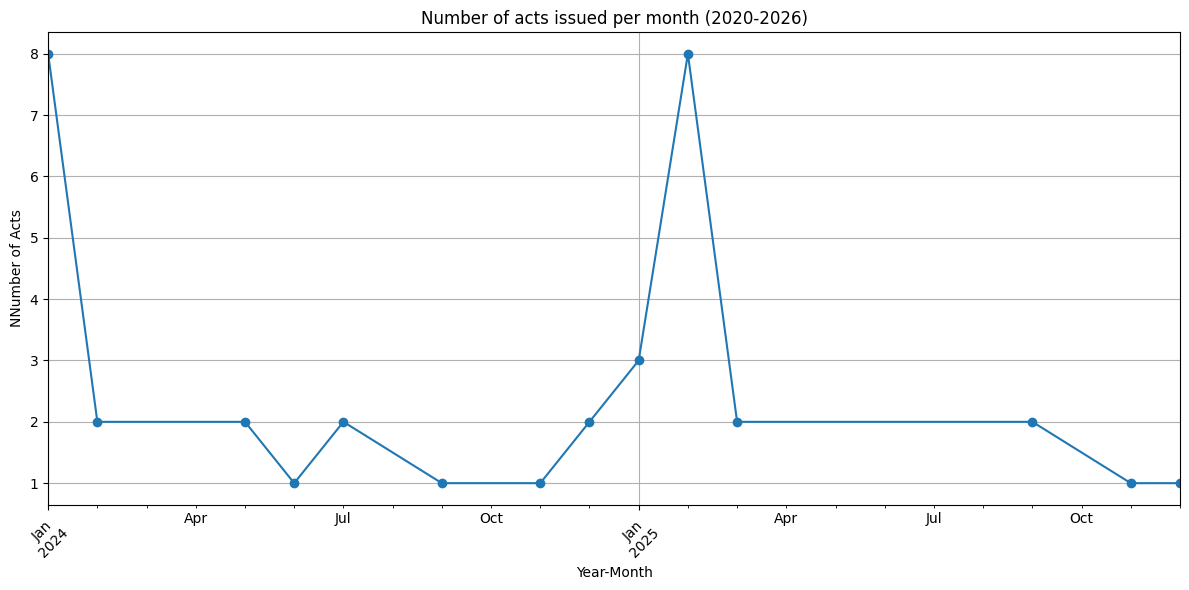
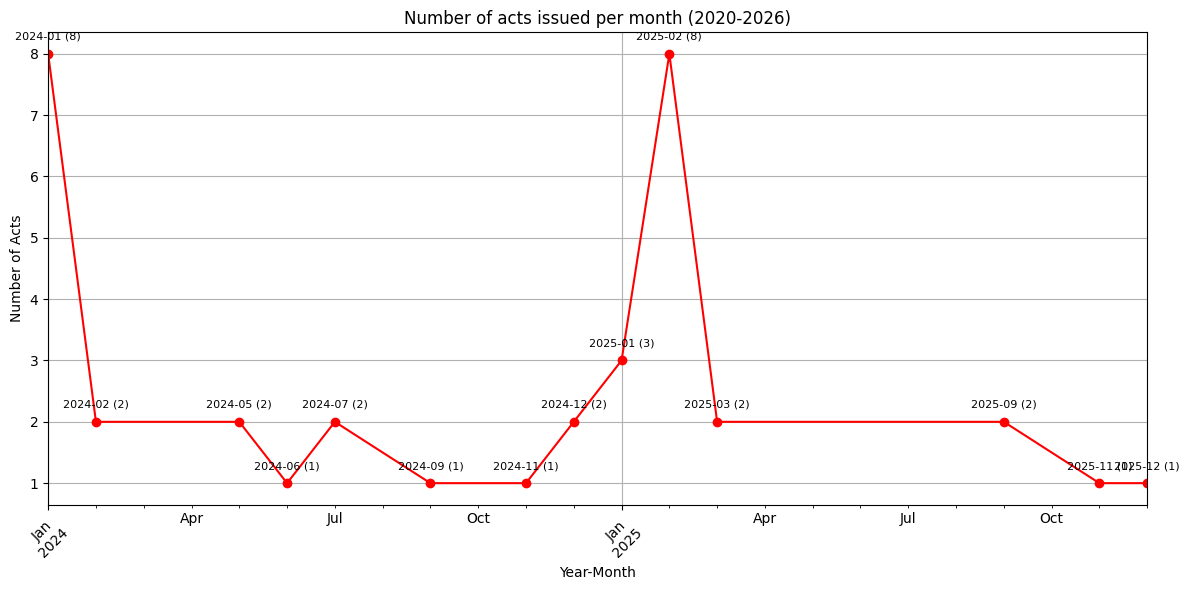
Code edit (unified diff) that turned the first committed figure into the second:
--- before
+++ after
@@ -6,8 +6,12 @@
 acts_by_month = acts_df.groupby('year_month').size()
 plt.figure(figsize=(12, 6))
-acts_by_month.plot(kind='line', marker='o')
+ax = acts_by_month.plot(kind='line', marker='o', color='red')
+
+for x, y in acts_by_month.items():
+    ax.annotate(str(x) + " (" + str(y) + ")", (x, y), textcoords="offset points", xytext=(0, 10), ha='center', fontsize=8)
+
 plt.title("Number of acts issued per month (2020-2026)")
 plt.xlabel("Year-Month")
-plt.ylabel("NNumber of Acts")
+plt.ylabel("Number of Acts")
 plt.xticks(rotation=45)
 plt.grid()

Commit: feat: improved use cases in notebooks